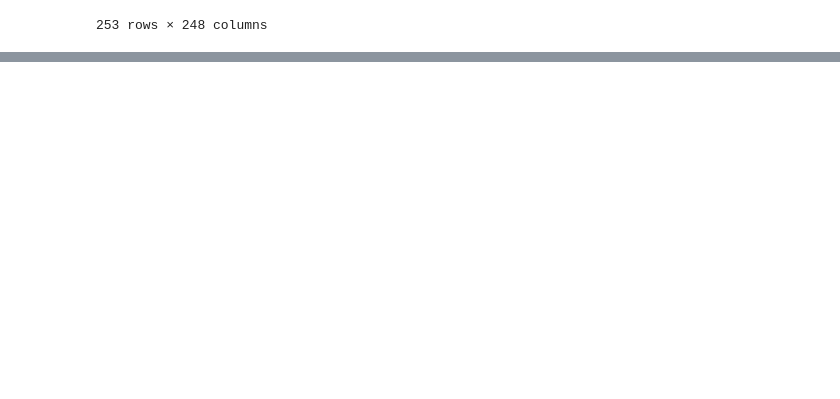
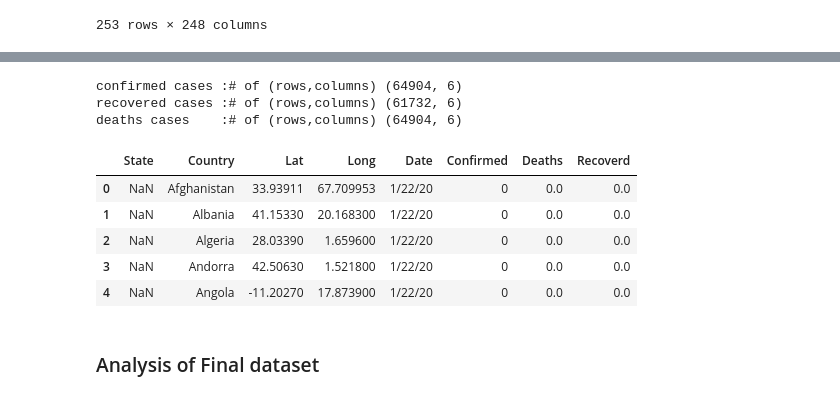
Before and after one commit to KrishnaDesai16/Covid19CovidPrediction-, a Jupyter notebook: Covid19Prediction.ipynb, the cells around one changed output, grey strips where cells are left out. Cells and saved outputs as stored; diff of their text form; code cells hidden in the pictures; blank space fills up the shorter version.

```diff
--- a/Covid19Prediction.ipynb
+++ b/Covid19Prediction.ipynb
@@ -94,0 +96,3 @@ df_deaths.groupby('Country',as_index=False).sum()
+# %%
+dates=df_confirmed.iloc[:,4:].columns
+dates
@@ -94,0 +106,4 @@ df_deaths.groupby('Country',as_index=False).sum()
+# %%
+confirmed=pd.melt(df_confirmed,id_vars=['State','Country','Lat','Long'],value_vars=dates,var_name='Date',value_name='Confirmed')
+recoverd=pd.melt(df_recoverd,id_vars=['State','Country','Lat','Long'],value_vars=dates,var_name='Date',value_name='Recoverd')
+deaths=pd.melt(df_deaths,id_vars=['State','Country','Lat','Long'],value_vars=dates,var_name='Date',value_name='Deaths')
@@ -94,0 +135,21 @@ df_deaths.groupby('Country',as_index=False).sum()
+# %%
+print('confirmed cases :# of (rows,columns)' ,confirmed.shape)
+print('recovered cases :# of (rows,columns)' ,recoverd.shape)
+print('deaths cases    :# of (rows,columns)' ,deaths.shape)
+# %% [output]
+confirmed cases :# of (rows,columns) (64904, 6)
+recovered cases :# of (rows,columns) (61732, 6)
+deaths cases    :# of (rows,columns) (64904, 6)
+# %%
+data=pd.merge(left=confirmed,right=deaths,how='left',
+              on=['State','Country','Date','Lat','Long'])
+df_combined=pd.merge(left=data,right=recoverd,how='left',
+              on=['State','Country','Date','Lat','Long'])
+df_combined.head()
+# %% [output]
+|  | State | Country | Lat | Long | Date | Confirmed | Deaths | Recoverd |
+| 0 | NaN | Afghanistan | 33.93911 | 67.709953 | 1/22/20 | 0 | 0.0 | 0.0 |
+| 1 | NaN | Albania | 41.15330 | 20.168300 | 1/22/20 | 0 | 0.0 | 0.0 |
+| 2 | NaN | Algeria | 28.03390 | 1.659600 | 1/22/20 | 0 | 0.0 | 0.0 |
+| 3 | NaN | Andorra | 42.50630 | 1.521800 | 1/22/20 | 0 | 0.0 | 0.0 |
+| 4 | NaN | Angola | -11.20270 | 17.873900 | 1/22/20 | 0 | 0.0 | 0.0 |
@@ -94,0 +158,2 @@ df_deaths.groupby('Country',as_index=False).sum()
+# %% [markdown]
+### Analysis of  Final dataset
```
Also changed, not shown: parts of 24 cells of this notebook, 1 other file.
